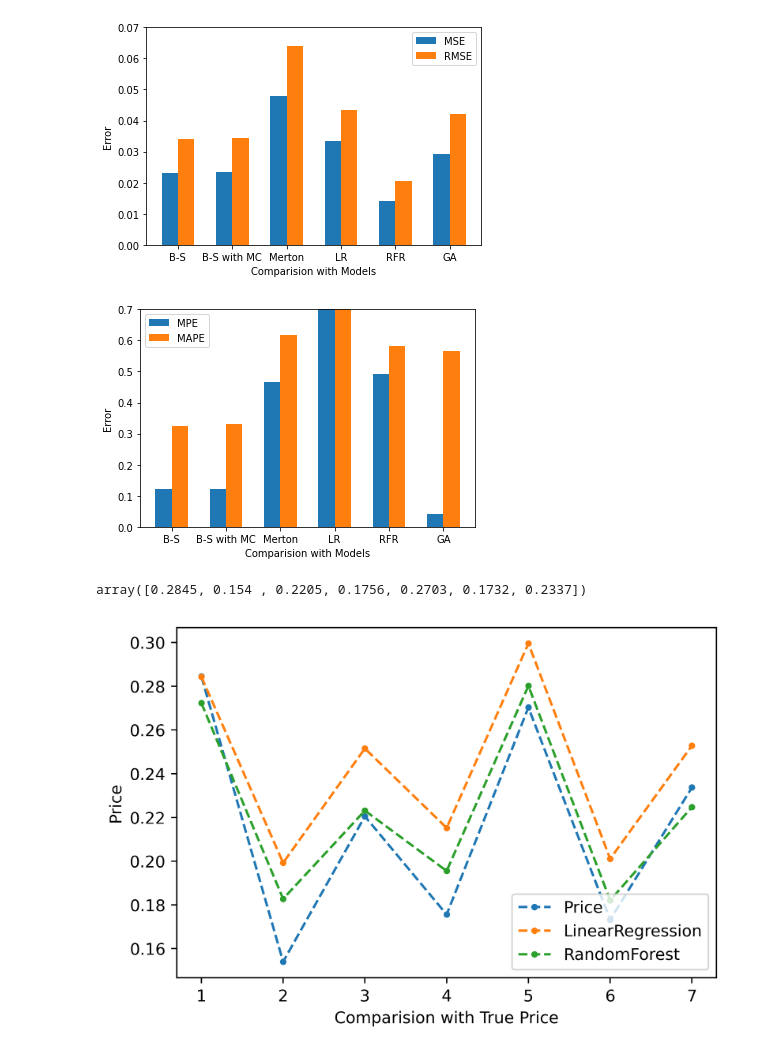
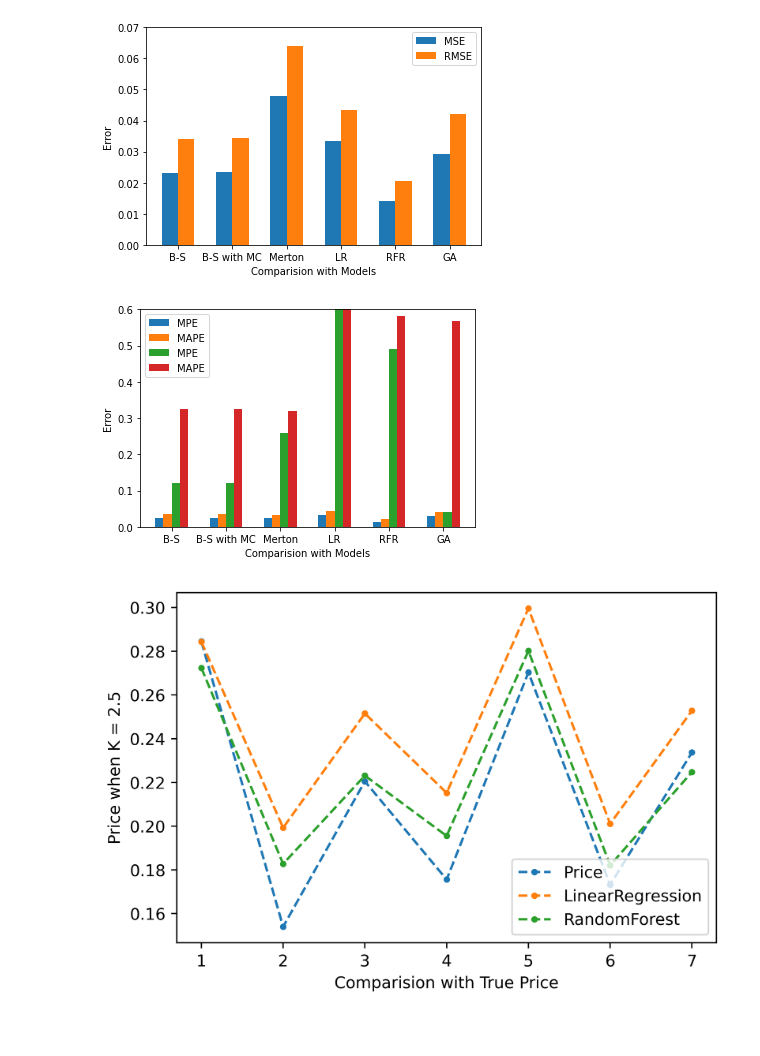
Before and after one commit to yangfy0608/CS277_Option_Price_Prediction, a Jupyter notebook: 传统机器学习模型/Comparison.ipynb, the cells around one changed output. Saved outputs shown, nothing was run; the diff lists cells and outputs as text; code cells hidden in the pictures.

Commit message:
errordraw

```diff
--- a/传统机器学习模型/Comparison.ipynb
+++ b/传统机器学习模型/Comparison.ipynb
@@ -175,0 +237,28 @@ MAPE = [0.32470574480807013,
+# %%
+size = 6
+
+x = np.arange(size)
+
+# 有a/b两种类型的数据，n设置为2
+total_width, n = 0.6, 3
+# 每种类型的柱状图宽度
+width = total_width / n
+
+
+# 重新设置x轴的坐标
+x = x - (total_width - width) / 2
+plt.rcParams['font.serif'] = ['Times New Roman']
+# 画柱状图
+plt.bar(x, MSE, width=width, label="MSE" )
+plt.bar(x + width, RMSE, width=width, label="RMSE",color = "orange")
+plt.bar(x + 2*width, MAPE, width=width, label="MAPE",color = 'green')
+plt.xticks(np.arange(6), ('B-S', 'B-S with MC', 'Merton', 'LR', "RFR","GA"))
+# 显示图例
+# plt.figure(dpi=300,figsize=(24,24))
+plt.legend(loc='upper left')
+plt.xlabel("Comparision with Models")
+plt.ylabel("Error")
+plt.ylim(0,0.6)
+plt.savefig('./data/ERROR.png', dpi=500)
+# 显示柱状图
+plt.show()
@@ -207,45 +298,43 @@ plt.show()
 # %%
 size = 6
 
 x = np.arange(size)
 
 # 有a/b两种类型的数据，n设置为2
-total_width, n = 0.6, 2
+total_width, n = 0.6, 4
 # 每种类型的柱状图宽度
 width = total_width / n
 
-list1 = MPE
-list2 = MAPE
+
 # 重新设置x轴的坐标
 x = x - (total_width - width) / 2
 plt.rcParams['font.serif'] = ['Times New Roman']
 # 画柱状图
-plt.bar(x, list1, width=width, label="MPE" )
-plt.bar(x + width, list2, width=width, label="MAPE")
-#plt.bar(x + 2*width, c, width=width, label="c")
+plt.bar(x, MSE, width=width, label="MPE" )
+plt.bar(x + width, RMSE, width=width, label="MAPE")
+plt.bar(x + 2*width, MPE, width=width, label="MPE")
+plt.bar(x + 3*width, MAPE, width=width, label="MAPE")
 plt.xticks(np.arange(6), ('B-S', 'B-S with MC', 'Merton', 'LR', "RFR","GA"))
 # 显示图例
 # plt.figure(dpi=300,figsize=(24,24))
 plt.legend(loc='upper left')
 plt.xlabel("Comparision with Models")
 plt.ylabel("Error")
-plt.ylim(0,0.7)
-plt.savefig('./data/plot2.png', dpi=500)
+plt.ylim(0,0.6)
+plt.savefig('./data/ERROR.png', dpi=500)
 # 显示柱状图
 plt.show()
 # %% [output]
-[figure, old version]
+[figure, new version]
 # %%
 df4 = df3.drop(["S","tau","T","rate"],axis=1)
 
 t1 = np.array(df4[df4["K"] == 2.5][["Value","LRPrediction","RFPrediction"]])
 t1 = t1[15:22]
-t2 = np.array(df4[df4["K"] == 3.0][["Value","LRPrediction","RFPrediction"]])
+t2 = np.array(df4[df4["K"] == 2.75][["Value","LRPrediction","RFPrediction"]])
 t2 = t2[15:22]
 t3 = np.array(df4[df4["K"] == 3.0][["Value","LRPrediction","RFPrediction"]])
 t3 = t3[15:22]
-# %% [output]
-array([0.2845, 0.154 , 0.2205, 0.1756, 0.2703, 0.1732, 0.2337])
 # %%
 
 fig=plt.figure(dpi=500)
@@ -254,12 +343,12 @@ plt.plot(x, t1.T[0],ls = "--",marker='.',label="Price")
 plt.plot(x, t1.T[1],ls = "--",marker='.',label="LinearRegression")
 plt.plot(x, t1.T[2],ls = "--",marker='.',label="RandomForest")
 plt.xlabel("Comparision with True Price")
-plt.ylabel("Price")
+plt.ylabel("Price when K = 2.5")
 plt.legend(loc="lower right")
 #show出图形
 plt.show()
 
 #保存图片
-fig.savefig("./data/一周预测图")
+fig.savefig("./data/行权价2500一周预测图")
 # %% [output]
-[figure, old version]
+[figure, new version]
```
Also changed, not shown: parts of 9 cells of this notebook, 8 other files.
